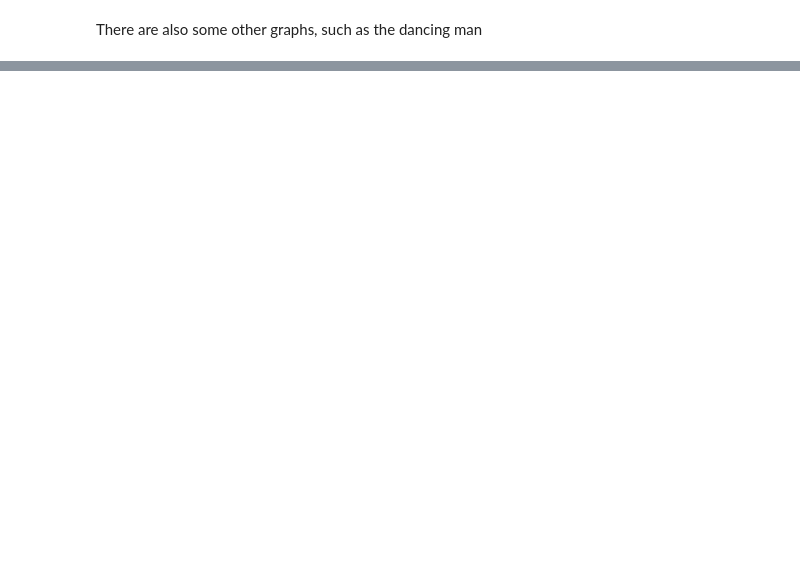
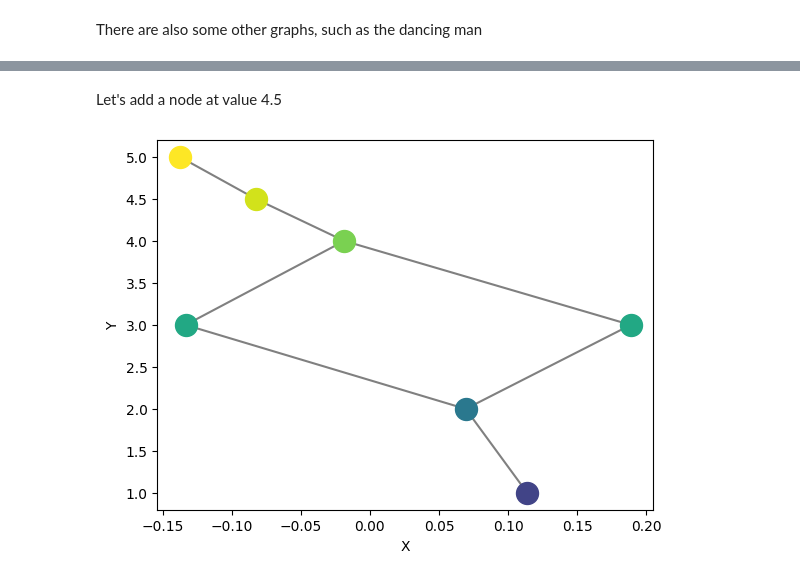
Before and after one commit to MunchLab/ceREEBerus, a Jupyter notebook: notebooks/reeb_plot.ipynb, the cells around one changed output, grey strips where cells are left out. Saved outputs shown, nothing was run; the diff lists cells and outputs as text; code cells hidden in the pictures; blank space fills up the shorter version.

```diff
--- a/notebooks/reeb_plot.ipynb
+++ b/notebooks/reeb_plot.ipynb
@@ -89,0 +95,9 @@ Reeb.plot_reeb(sl0, cp=1)
+# %% [markdown]
+Let's add a node at value 4.5
+# %%
+from cereeberus.compute import degree
+reeb_torus = graphs.reeb_torus()
+test = degree.add_nodes(reeb_torus, fx=4.5)
+Reeb.plot_reeb(test)
+# %% [output]
+[figure, added]
```
Also changed, not shown: parts of 19 cells of this notebook, 3 other files.
